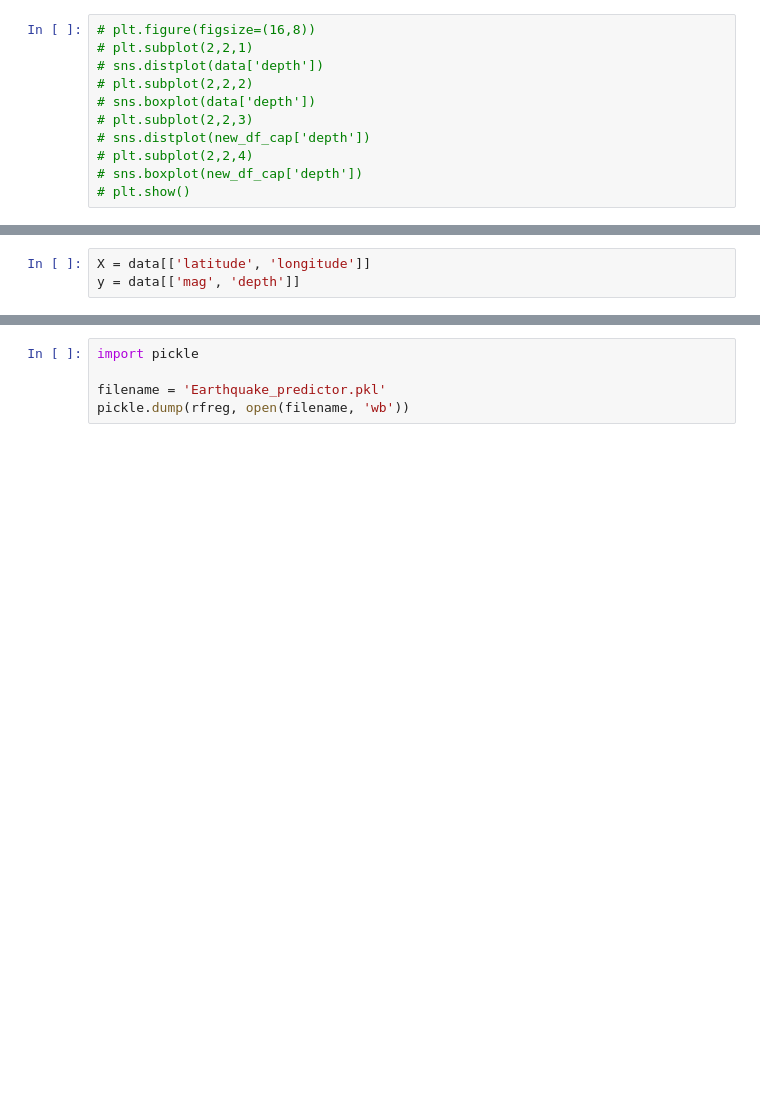
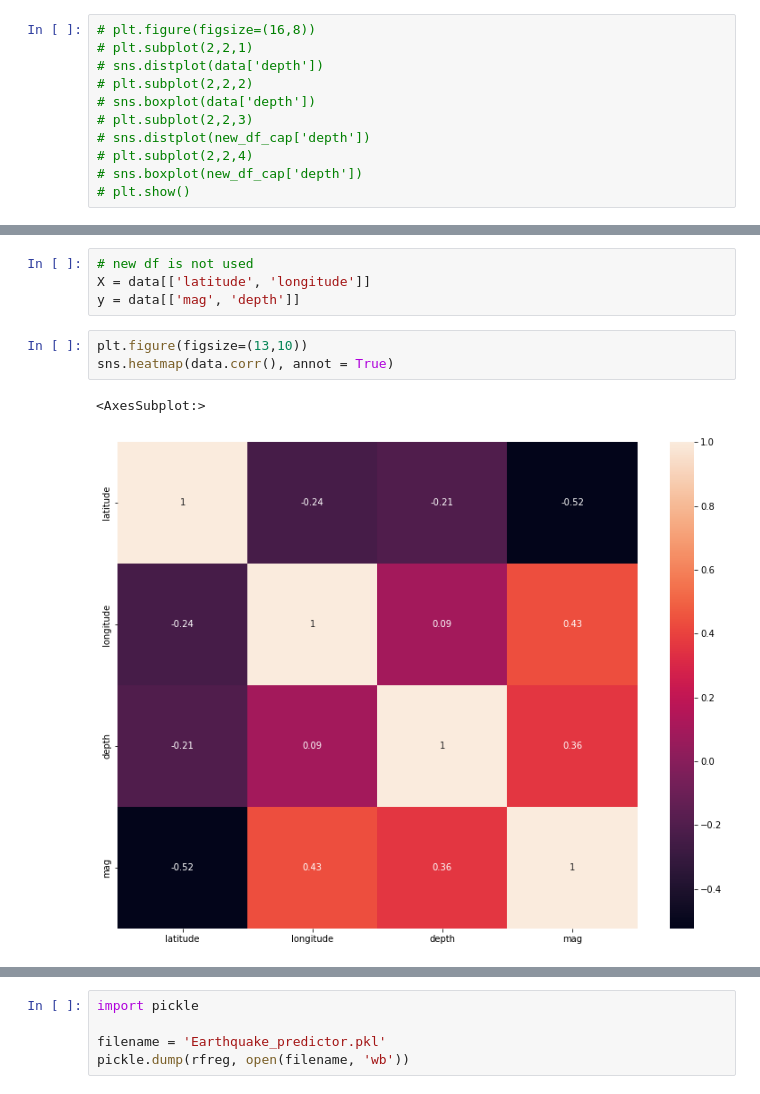
Before and after one commit to yvsharma02/UPES-2022-Hackathon, a Jupyter notebook: hackathon-6-0.ipynb, the cells around one changed output, grey strips where cells are left out. Saved outputs shown, nothing was run; the diff lists cells and outputs as text; blank space fills up the shorter version.

```diff
--- a/hackathon-6-0.ipynb
+++ b/hackathon-6-0.ipynb
@@ -402,6 +404,13 @@ plt.show()
 # %%
+# new df is not used
 X = data[['latitude', 'longitude']]
 y = data[['mag', 'depth']]
+# %%
+plt.figure(figsize=(13,10))
+sns.heatmap(data.corr(), annot = True)
+# %% [output]
+<AxesSubplot:>
+[figure, added]
 # %%
 print(X.shape, y.shape)
 # %% [output]
```
Also changed, not shown: parts of 33 cells of this notebook.
